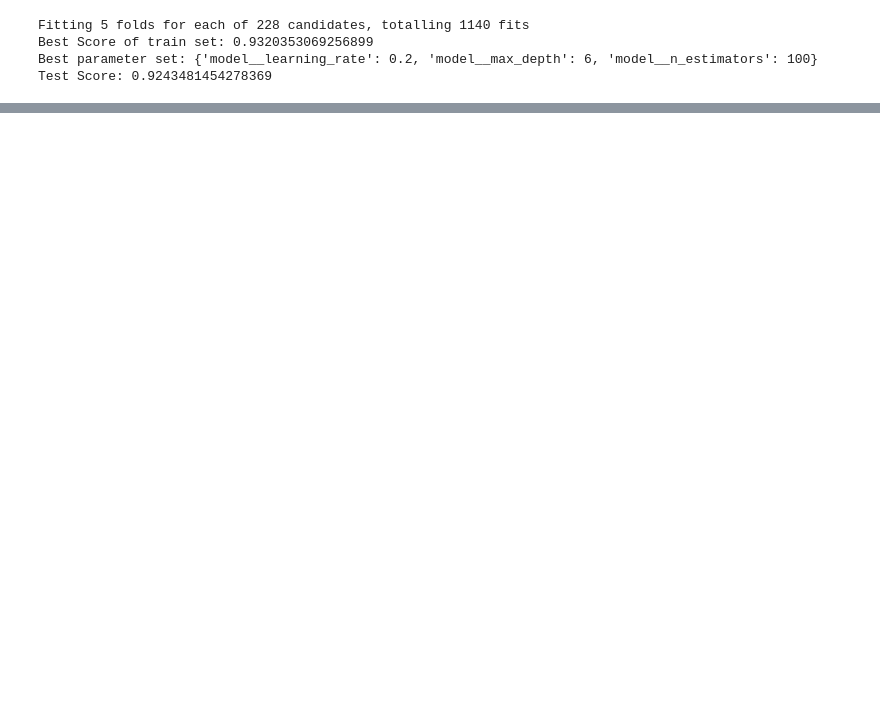
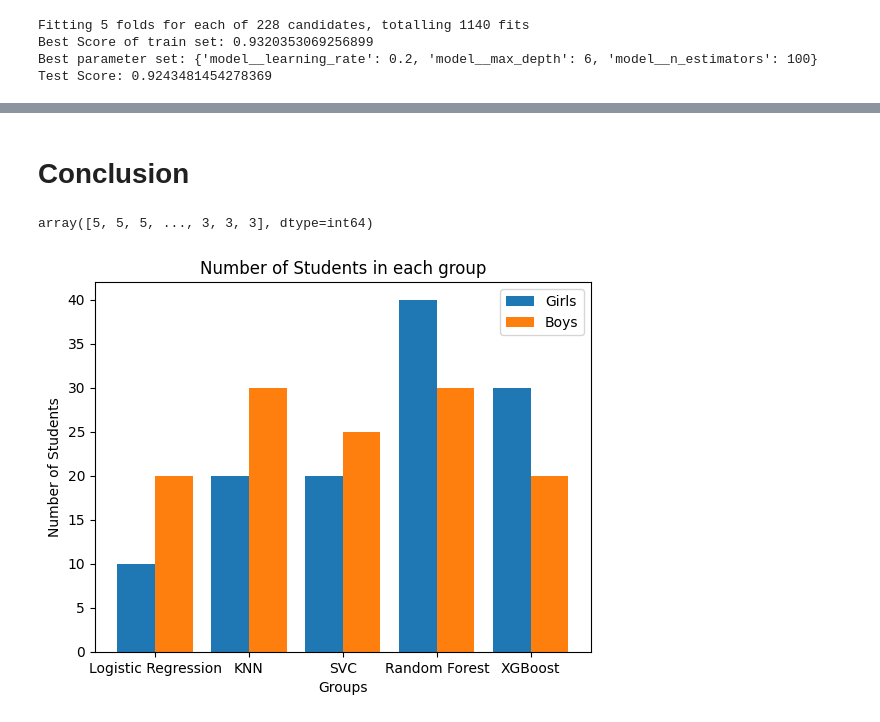
Before and after one commit to amin-eghbalian/dry_bean, a Jupyter notebook: dry_bean.ipynb, the cells around one changed output, grey strips where cells are left out. Drawn from its saved outputs; the diff is of its cells as text; code cells hidden in the pictures; blank space fills up the shorter version.

```diff
--- a/dry_bean.ipynb
+++ b/dry_bean.ipynb
@@ -724,0 +765,2 @@ ValueError: Mix of label input types (string and number)
+# %% [markdown]
+# Conclusion
@@ -724,0 +770,26 @@ ValueError: Mix of label input types (string and number)
+# %%
+['SEKER', 'BARBUNYA', 'BOMBAY', 'CALI', 'HOROZ', 'SIRA', 'DERMASON']
+# %% [output]
+array([5, 5, 5, ..., 3, 3, 3], dtype=int64)
+# %%
+x = ["Logistic Regression", "KNN", "SVC", "Random Forest", "XGBoost"]
+
+accuracy_before_cv = [89.1, ]
+accuracy_after_cv = [91.4]
+
+Ygirls = [10,20,20,40, 30]
+Zboys = [20,30,25,30, 20]
+
+X_axis = np.arange(len(x))
+
+plt.bar(X_axis - 0.2, Ygirls, 0.4, label = 'Girls')
+plt.bar(X_axis + 0.2, Zboys, 0.4, label = 'Boys')
+
+plt.xticks(X_axis, x)
+plt.xlabel("Groups")
+plt.ylabel("Number of Students")
+plt.title("Number of Students in each group")
+plt.legend()
+plt.show()
+# %% [output]
+[figure, added]
```
Also changed, not shown: parts of 31 cells of this notebook.
